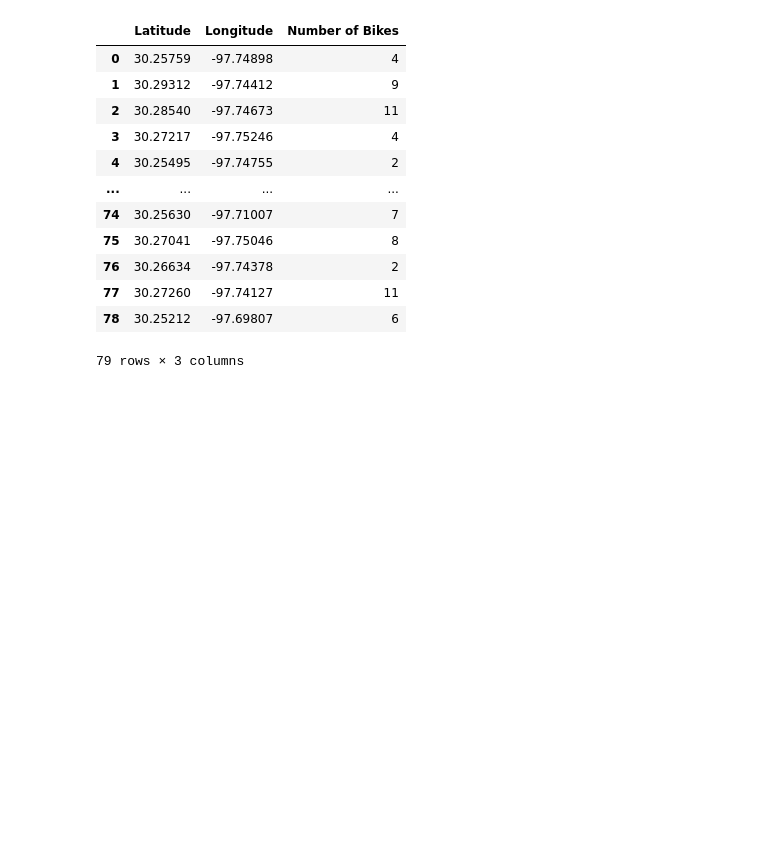
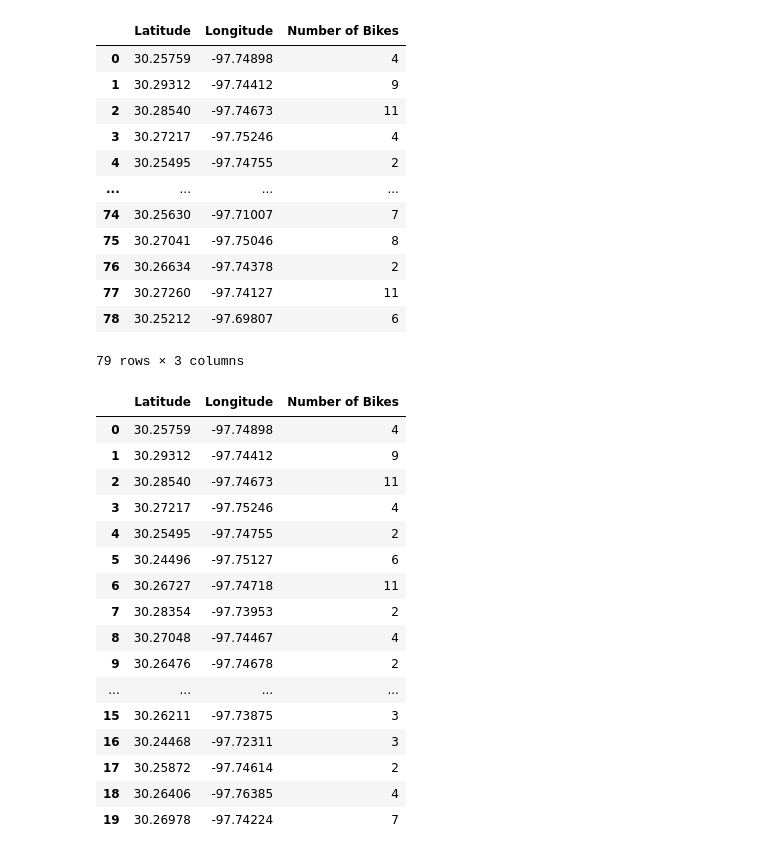
Before and after one commit to LaraOnipede/Stat-Modelling-with-Python, a Jupyter notebook: notebooks/city_bikes.ipynb, the cells around one changed output. Drawn from its saved outputs; the diff is of its cells as text; code cells hidden in the pictures; blank space fills up the shorter version.

Commit message:
Bikestations in austin

```diff
--- a/notebooks/city_bikes.ipynb
+++ b/notebooks/city_bikes.ipynb
@@ -111,3 +111,23 @@ austinbikes_df
 | 77 | 30.27260 | -97.74127 | 11 |
 | 78 | 30.25212 | -97.69807 | 6 |
 79 rows × 3 columns
+# %%
+austinbikes_df.head(20)
+# %% [output]
+|  | Latitude | Longitude | Number of Bikes |
+| 0 | 30.25759 | -97.74898 | 4 |
+| 1 | 30.29312 | -97.74412 | 9 |
+| 2 | 30.28540 | -97.74673 | 11 |
+| 3 | 30.27217 | -97.75246 | 4 |
+| 4 | 30.25495 | -97.74755 | 2 |
+| 5 | 30.24496 | -97.75127 | 6 |
+| 6 | 30.26727 | -97.74718 | 11 |
+| 7 | 30.28354 | -97.73953 | 2 |
+| 8 | 30.27048 | -97.74467 | 4 |
+| 9 | 30.26476 | -97.74678 | 2 |
+| ... | ... | ... | ... |
+| 15 | 30.26211 | -97.73875 | 3 |
+| 16 | 30.24468 | -97.72311 | 3 |
+| 17 | 30.25872 | -97.74614 | 2 |
+| 18 | 30.26406 | -97.76385 | 4 |
+| 19 | 30.26978 | -97.74224 | 7 |
```
